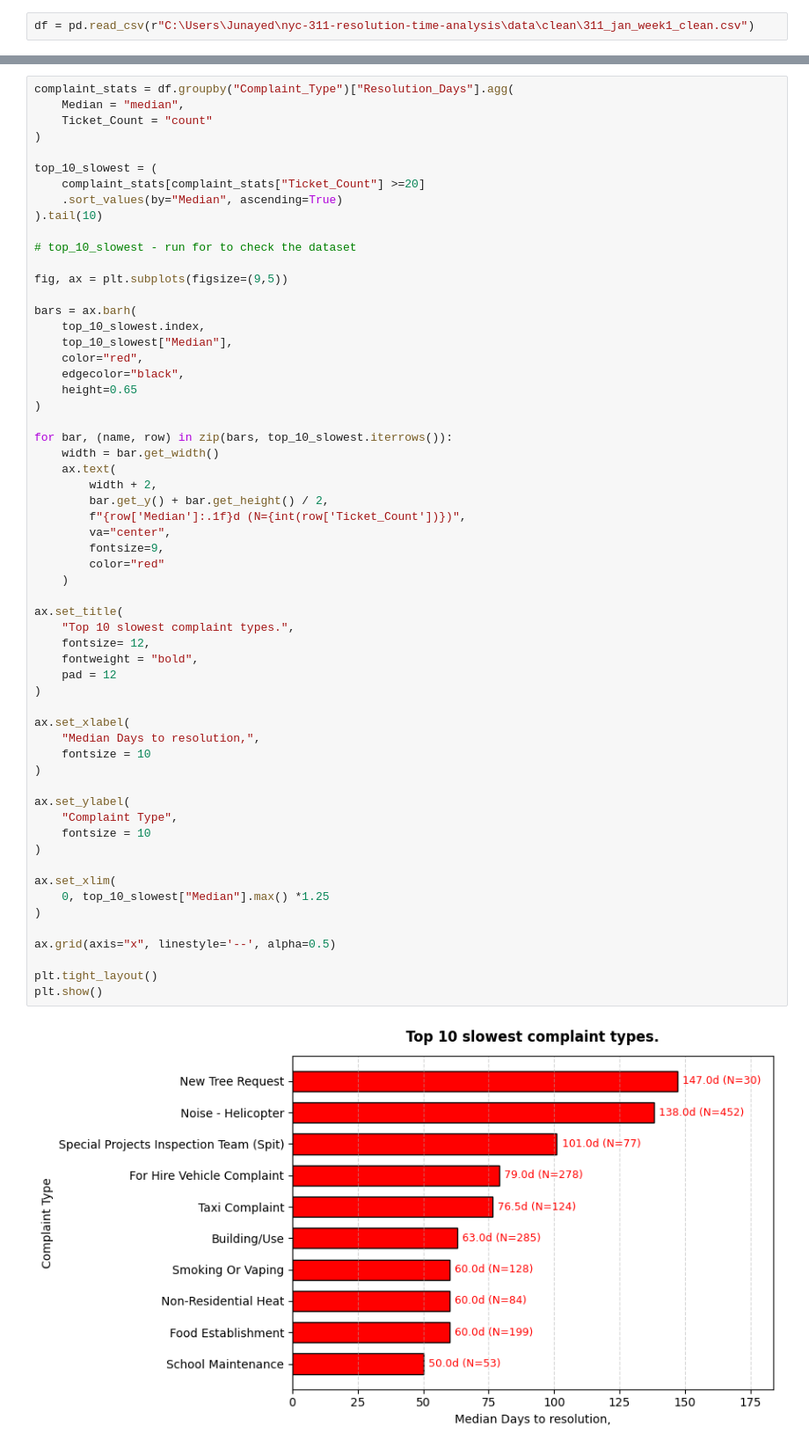
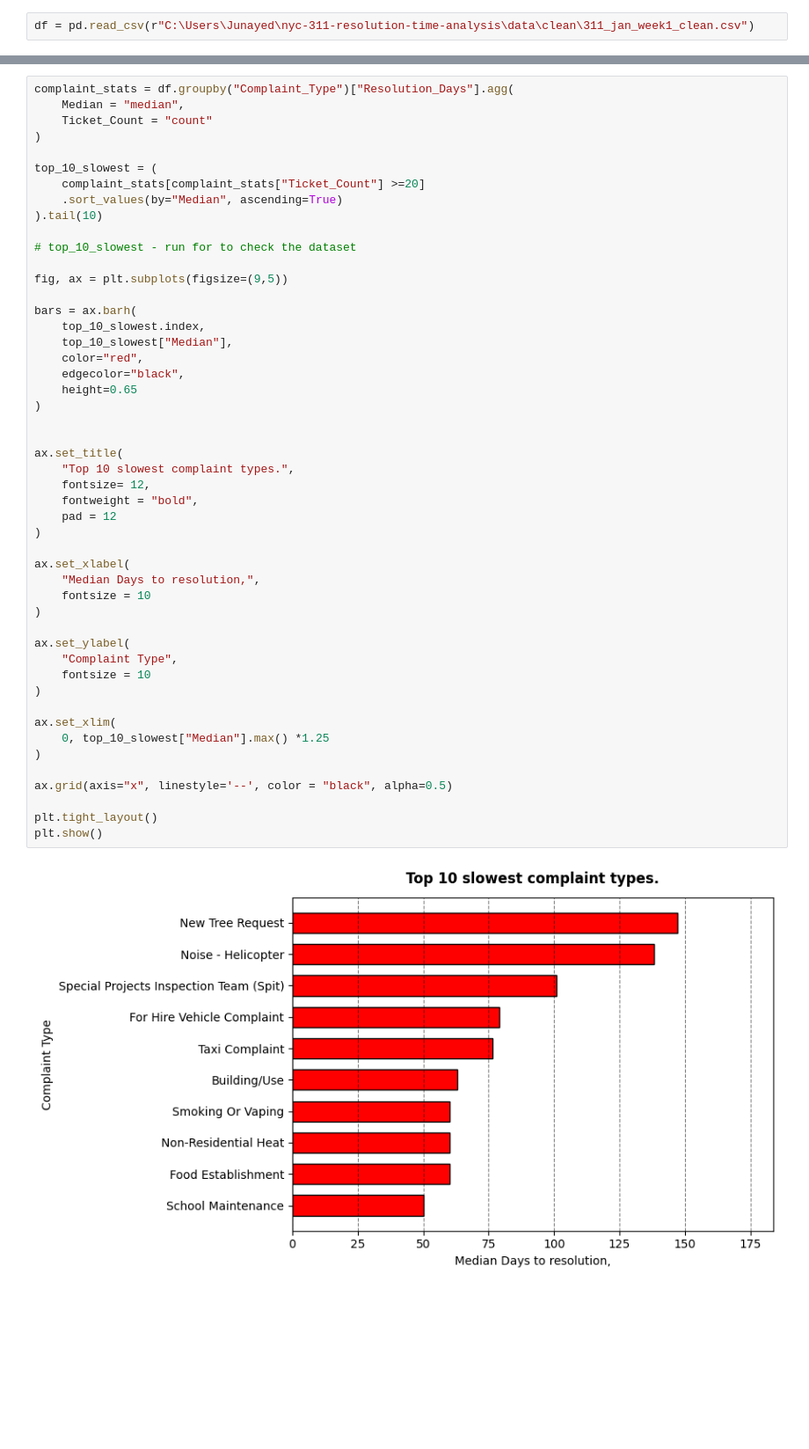
Before and after one commit to JunayedMh/nyc-311-resolution-time-analysis, a Jupyter notebook: notebook/visualization.ipynb, the cells around one changed output, grey strips where cells are left out. Shown at 88% size. Cells and saved outputs as stored; diff of their text form; blank space fills up the shorter version.

```diff
--- a/notebook/visualization.ipynb
+++ b/notebook/visualization.ipynb
@@ -25,42 +34,32 @@ bars = ax.barh(
     edgecolor="black",
     height=0.65
 )
 
-for bar, (name, row) in zip(bars, top_10_slowest.iterrows()):
-    width = bar.get_width()
-    ax.text(
-        width + 2,
-        bar.get_y() + bar.get_height() / 2,
-        f"{row['Median']:.1f}d (N={int(row['Ticket_Count'])})",
-        va="center",
-        fontsize=9,
-        color="red"
-    )
 
 ax.set_title(
     "Top 10 slowest complaint types.",
     fontsize= 12,
     fontweight = "bold",
     pad = 12
 )
 
 ax.set_xlabel(
     "Median Days to resolution,",
     fontsize = 10
 )
 
 ax.set_ylabel(
     "Complaint Type",
     fontsize = 10
 )
 
 ax.set_xlim(
     0, top_10_slowest["Median"].max() *1.25
 )
 
-ax.grid(axis="x", linestyle='--', alpha=0.5)
+ax.grid(axis="x", linestyle='--', color = "black", alpha=0.5)
 
 plt.tight_layout()
 plt.show()
 # %% [output]
-[figure, old version]
+[figure, new version]
```
Also changed, not shown: parts of 9 cells of this notebook.
